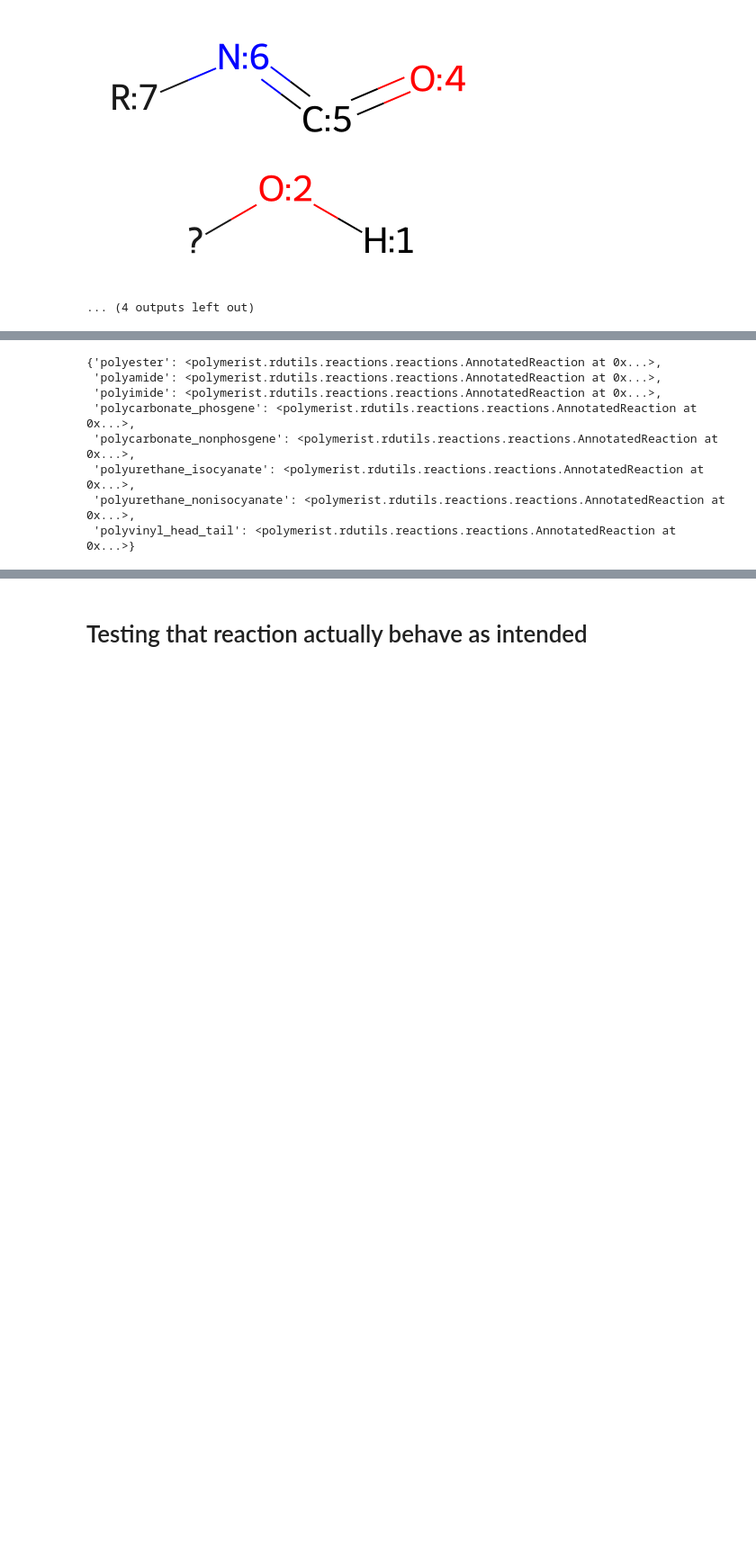
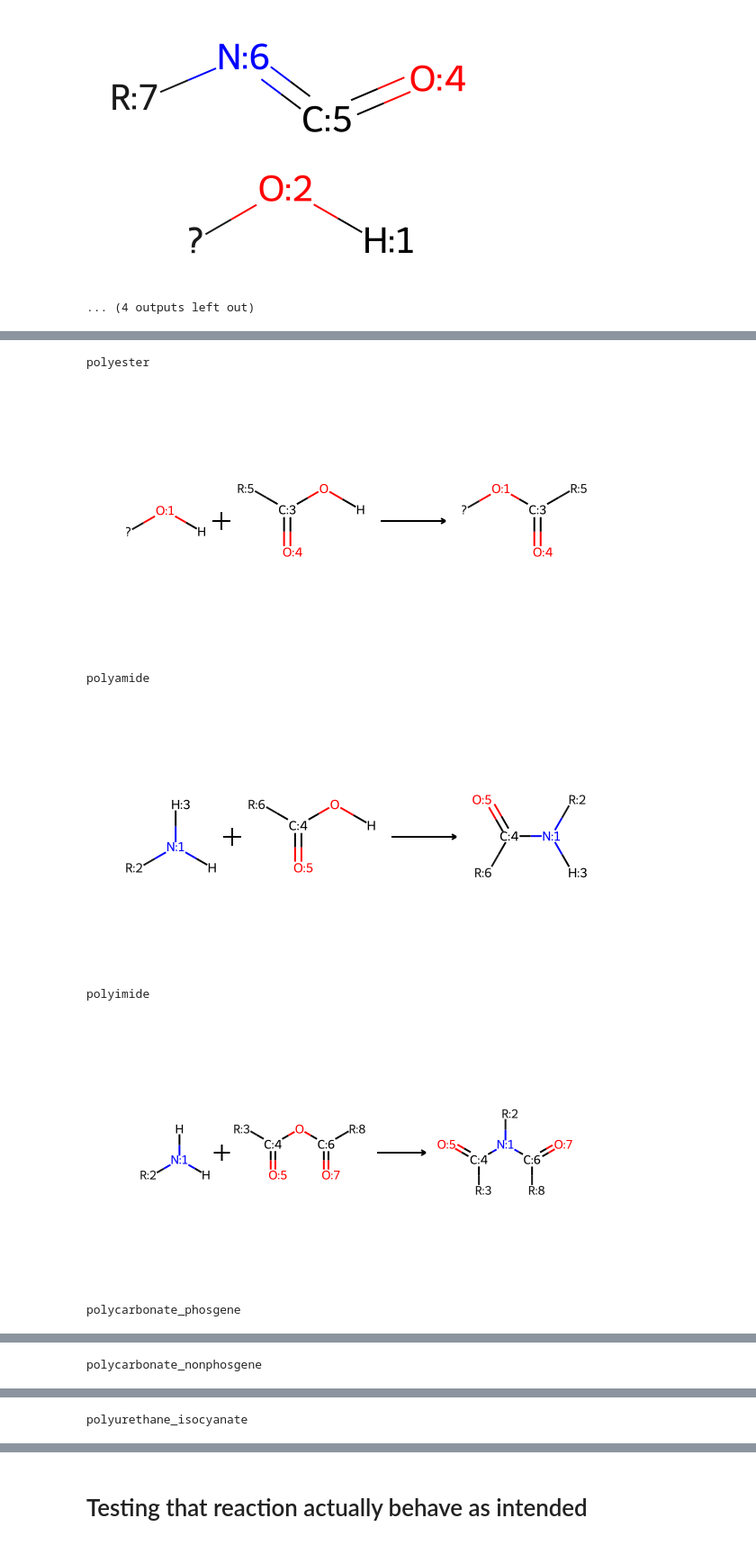
Before and after one commit to jlaw9/2026_polymer_build_workflow, a Jupyter notebook: reaction_def.ipynb, the cells around one changed output, grey strips where cells are left out. Shown at 90% size. Saved outputs shown, nothing was run; the diff lists cells and outputs as text; code cells hidden in the pictures; blank space fills up the shorter version.

Commit message:
Added option to save images of reaction templates to PNG

```diff
--- a/reaction_def.ipynb
+++ b/reaction_def.ipynb
@@ -46,9 +45,9 @@ polyurethane_isocyanate {2: (1, 5), 6: (5, 1)}
 rxns : dict[str, AnnotatedReaction] = {}
 for rxnname, rxn_assembler in rxn_assemblers.items():
     # assemble reaction
-    rxn = rxn_assembler.assemble_rxn(show_steps=True)
+    rxn = rxn_assembler.assemble_rxn(show_steps=False) # placed here for consistency with display order
+    display(rxn)
     print(rxnname)
-    display(rxn)
 
     rxn.rxnname = rxnname # store mechanism name for reference
     rxns[rxnname] = rxn
@@ -87,11 +68,27 @@ polyurethane_isocyanate
-# %%
-rxns
-# %% [output]
-{'polyester': <polymerist.rdutils.reactions.reactions.AnnotatedReaction at 0x...>,
- 'polyamide': <polymerist.rdutils.reactions.reactions.AnnotatedReaction at 0x...>,
- 'polyimide': <polymerist.rdutils.reactions.reactions.AnnotatedReaction at 0x...>,
- 'polycarbonate_phosgene': <polymerist.rdutils.reactions.reactions.AnnotatedReaction at 0x...>,
- 'polycarbonate_nonphosgene': <polymerist.rdutils.reactions.reactions.AnnotatedReaction at 0x...>,
- 'polyurethane_isocyanate': <polymerist.rdutils.reactions.reactions.AnnotatedReaction at 0x...>,
- 'polyurethane_nonisocyanate': <polymerist.rdutils.reactions.reactions.AnnotatedReaction at 0x...>,
- 'polyvinyl_head_tail': <polymerist.rdutils.reactions.reactions.AnnotatedReaction at 0x...>}
+# %%
+save_images : bool = True
+
+rxn_img_dir = Path('rxn_images')
+if save_images:
+    rxn_img_dir.mkdir(exist_ok=True)
+
+for rxnname, rxn in rxns.items():
+    print(rxnname)
+    display(rxn)
+
+    if save_images:
+        img = ReactionToImage(
+            rxn=rxn,
+            subImgSize=(200, 300),
+            returnPNG=True,
+        )
+        with (rxn_img_dir/f'{rxnname}.png').open('wb') as file:
+            file.write(img)
+# %% [output]
+polyester
+[figure, added]
+polyamide
+[figure, added]
+polyimide
+[figure, added]
+polycarbonate_phosgene
@@ -97,0 +96 @@ rxns
+polycarbonate_nonphosgene
@@ -97,0 +98 @@ rxns
+polyurethane_isocyanate
```
Also changed, not shown: parts of 6 cells of this notebook, 1 other file.
